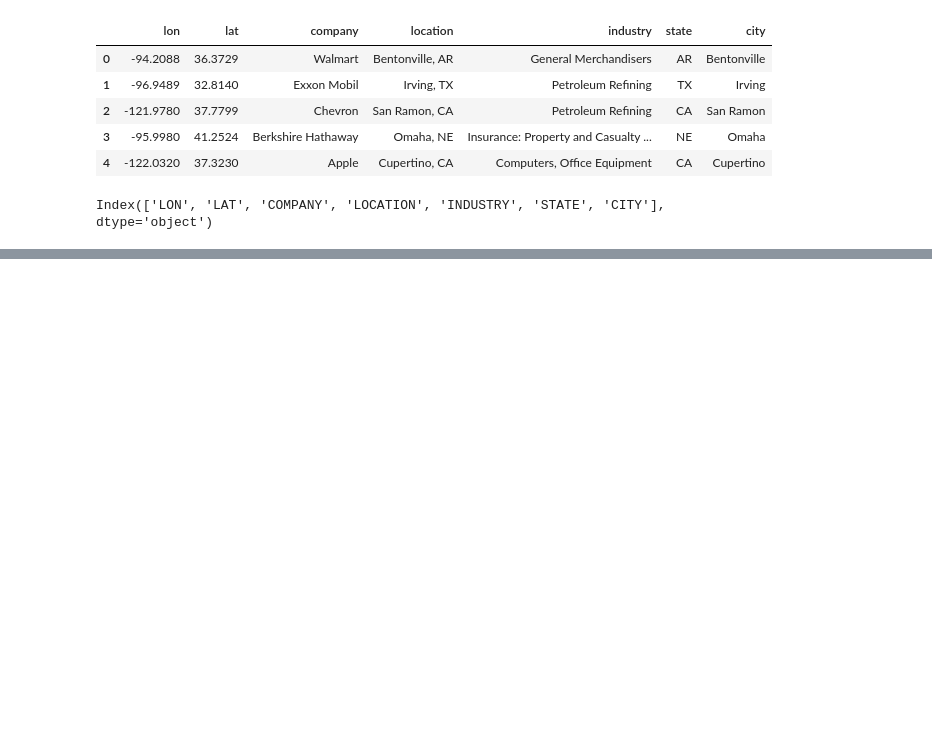
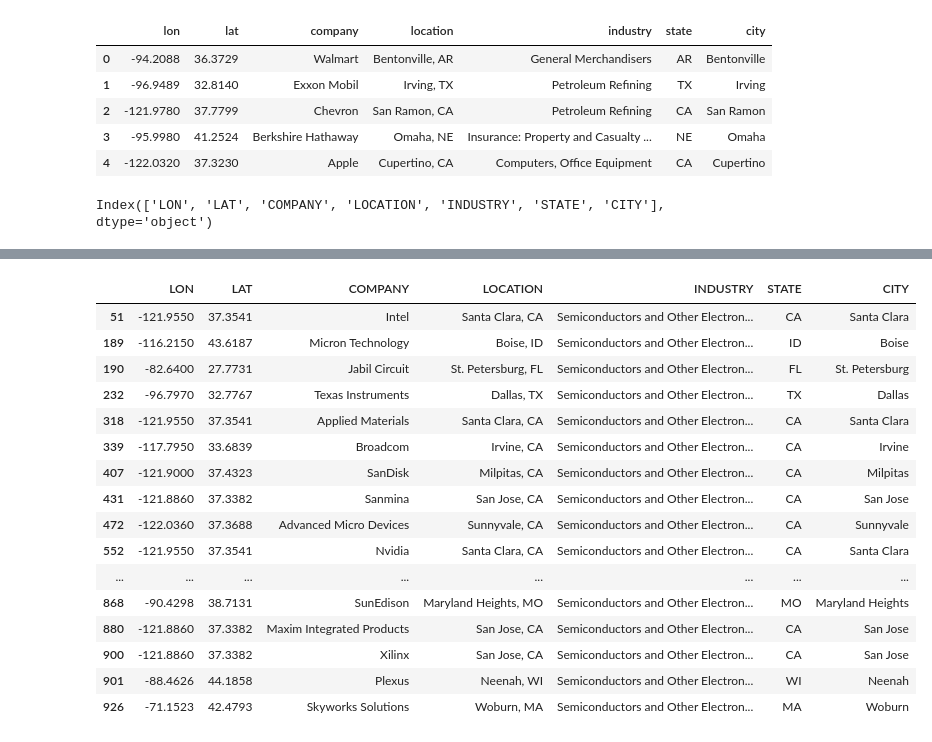
Before and after one commit to babiswas/pandasrepo, a Jupyter notebook: Fortune500.ipynb, the cells around one changed output, grey strips where cells are left out. Saved outputs shown, nothing was run; the diff lists cells and outputs as text; code cells hidden in the pictures; blank space fills up the shorter version.

```diff
--- a/Fortune500.ipynb
+++ b/Fortune500.ipynb
@@ -19,0 +91,20 @@ Index(['LON', 'LAT', 'COMPANY', 'LOCATION', 'INDUSTRY', 'STATE', 'CITY'], dtype=
+# %%
+df[df['INDUSTRY']=='Semiconductors and Other Electronic Components']
+# %% [output]
+|  | LON | LAT | COMPANY | LOCATION | INDUSTRY | STATE | CITY |
+| 51 | -121.9550 | 37.3541 | Intel | Santa Clara, CA | Semiconductors and Other Electron... | CA | Santa Clara |
+| 189 | -116.2150 | 43.6187 | Micron Technology | Boise, ID | Semiconductors and Other Electron... | ID | Boise |
+| 190 | -82.6400 | 27.7731 | Jabil Circuit | St. Petersburg, FL | Semiconductors and Other Electron... | FL | St. Petersburg |
+| 232 | -96.7970 | 32.7767 | Texas Instruments | Dallas, TX | Semiconductors and Other Electron... | TX | Dallas |
+| 318 | -121.9550 | 37.3541 | Applied Materials | Santa Clara, CA | Semiconductors and Other Electron... | CA | Santa Clara |
+| 339 | -117.7950 | 33.6839 | Broadcom | Irvine, CA | Semiconductors and Other Electron... | CA | Irvine |
+| 407 | -121.9000 | 37.4323 | SanDisk | Milpitas, CA | Semiconductors and Other Electron... | CA | Milpitas |
+| 431 | -121.8860 | 37.3382 | Sanmina | San Jose, CA | Semiconductors and Other Electron... | CA | San Jose |
+| 472 | -122.0360 | 37.3688 | Advanced Micro Devices | Sunnyvale, CA | Semiconductors and Other Electron... | CA | Sunnyvale |
+| 552 | -121.9550 | 37.3541 | Nvidia | Santa Clara, CA | Semiconductors and Other Electron... | CA | Santa Clara |
+| ... | ... | ... | ... | ... | ... | ... | ... |
+| 868 | -90.4298 | 38.7131 | SunEdison | Maryland Heights, MO | Semiconductors and Other Electron... | MO | Maryland Heights |
+| 880 | -121.8860 | 37.3382 | Maxim Integrated Products | San Jose, CA | Semiconductors and Other Electron... | CA | San Jose |
+| 900 | -121.8860 | 37.3382 | Xilinx | San Jose, CA | Semiconductors and Other Electron... | CA | San Jose |
+| 901 | -88.4626 | 44.1858 | Plexus | Neenah, WI | Semiconductors and Other Electron... | WI | Neenah |
+| 926 | -71.1523 | 42.4793 | Skyworks Solutions | Woburn, MA | Semiconductors and Other Electron... | MA | Woburn |
```
Also changed, not shown: parts of 11 cells of this notebook.
